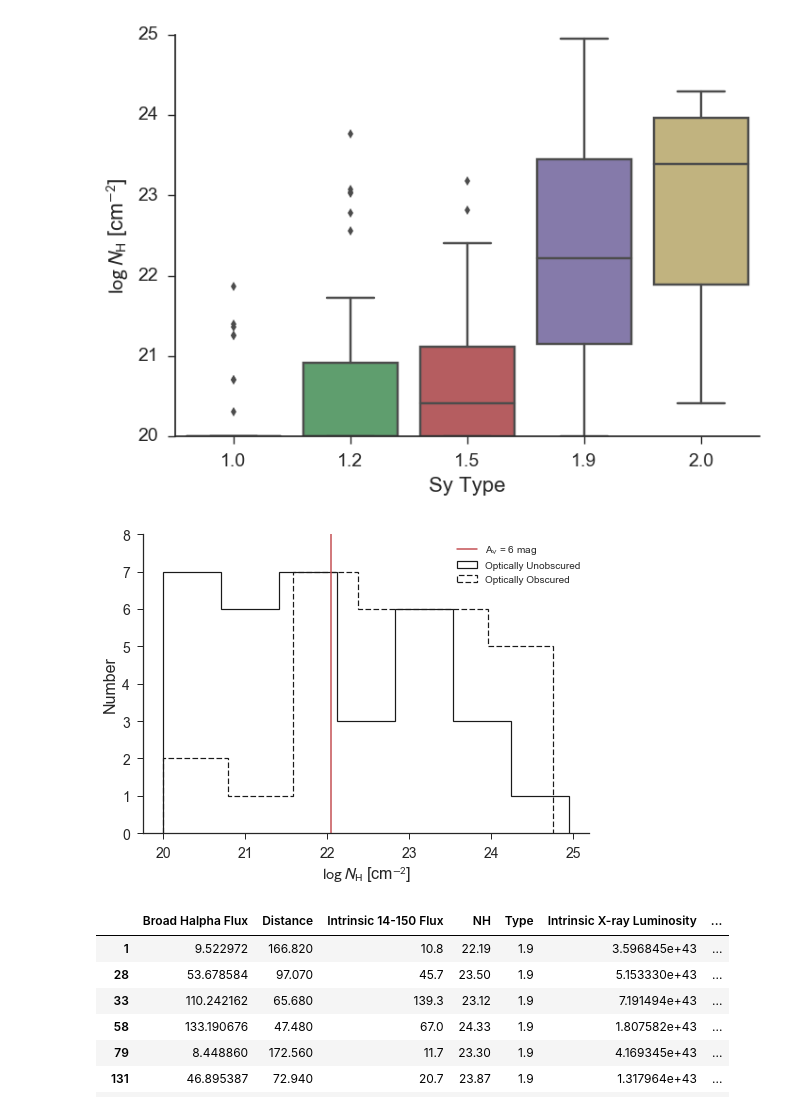
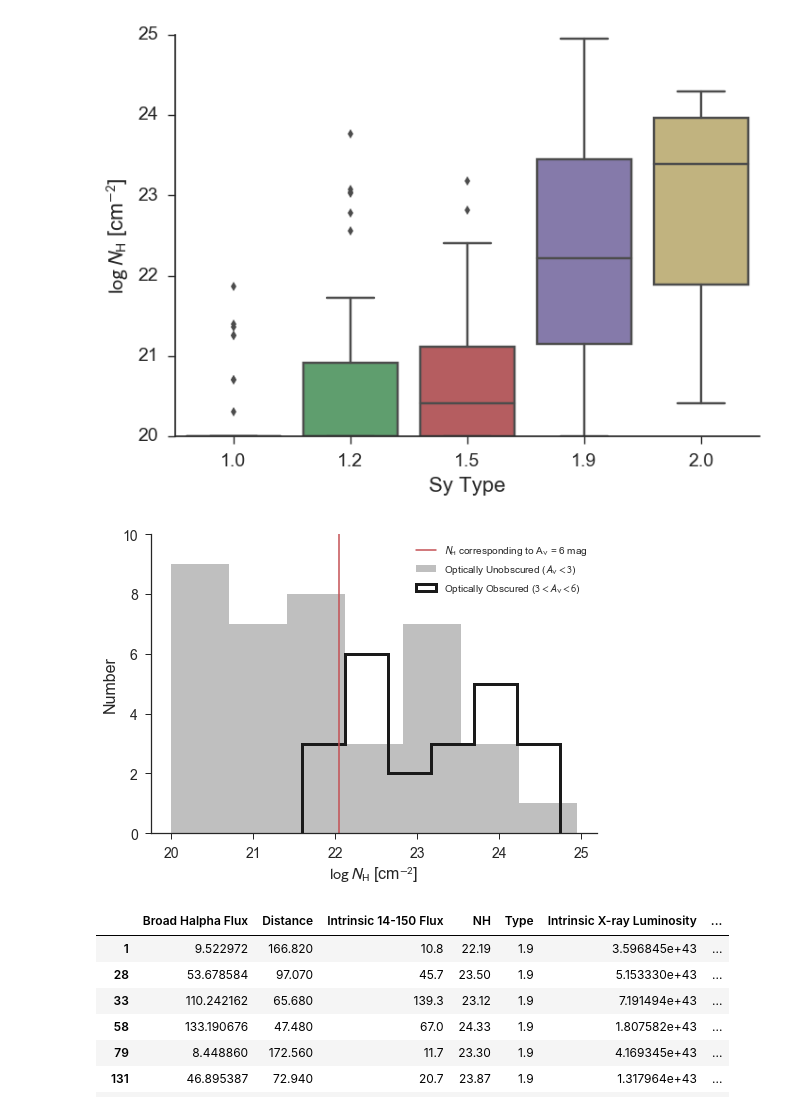
Before and after one commit to ttshimiz/bass-sy1_9-obscuration, a Jupyter notebook: notebooks/nh-distribution.ipynb, the cells around one changed output. Drawn from its saved outputs; the diff is of its cells as text; code cells hidden in the pictures.

```diff
--- a/notebooks/nh-distribution.ipynb
+++ b/notebooks/nh-distribution.ipynb
@@ -89,39 +96,40 @@ intercept = -4.32396218268
 scatter = 0.409383670093
 
 # Set how far below the broad H-alpha vs. X-ray relationship to choose Sy 1.9 AGN
-offset = 2*scatter
+#offset = 2*scatter
+offset = 1.0
 
 # Pull out the Sy 1.9 that are offset
 ind_sy1_9_halpha = df['Type'] == 1.9
 ind_sy1_halpha = (df['Type'] == 1) | (df['Type'] == 1.2)
 halpha_predict = np.log10(df['Intrinsic X-ray Luminosity'])*slope + intercept
 diff_halpha = halpha_predict - np.log10(df['Broad Halpha Luminosity'])
-off_srcs = diff_halpha > 2*scatter
-on_srcs = diff_halpha < 2*scatter
+off_srcs = diff_halpha > offset
+on_srcs = diff_halpha < offset
 #in_bw_srcs = ((diff_halpha > scatter) & (diff_halpha < 2*scatter))
 # %%
 fig = plt.figure()
 ax = fig.add_subplot(111)
 
-ax.hist(df['NH'][ind_sy1_9_halpha][on_srcs], bins='auto', color='k', histtype='step', lw=1.2, label='Optically Unobscured')
-ax.hist(df['NH'][ind_sy1_9_halpha][off_srcs], bins='auto', color='k', histtype='step', lw=1.2, ls='dashed', label='Optically Obscured')
-#ax.hist(df['NH'][ind_sy1_9_halpha][in_bw_srcs], bins='auto', color='k', histtype='step', lw=1.2, ls='dotted')
+ax.hist(df['NH'][ind_sy1_9_halpha][on_srcs], bins='auto', color='grey', lw=1.2, label=r'Optically Unobscured ($A_{\rm V} < 3$)', alpha=0.5)
+ax.hist(df['NH'][ind_sy1_9_halpha][off_srcs], bins='auto', color='k', histtype='step', lw=3.0, label=r'Optically Obscured ($3 < A_{\rm V} < 6$)')
+#ax.hist(d f['NH'][ind_sy1_9_halpha][in_bw_srcs], bins='auto', color='k', histtype='step', lw=1.2, ls='dotted')
 
 # Add in a line showing the NH that produces an A_V of 6 mag
 nh_6 = np.log10(6/5.35e-22)
-ax.axvline(nh_6, color='r', lw=1.5, label=r'A$_{\rm V}$ = 6 mag')
+ax.axvline(nh_6, color='r', lw=1.5, label=r'$N_{\rm H}$ corresponding to A$_{\rm V}$ = 6 mag')
 
 #ax.hist(df_all['NH'][ind_sy1_9], bins='auto', color='r', histtype='step', lw=1.2)
 ax.set_xlabel(r'$\log\,N_{\rm H}$ [cm$^{-2}$]')
 ax.set_ylabel('Number')
 ax.legend(loc='upper right', fontsize=10)
-ax.set_ylim(0, 8)
+ax.set_ylim(0, 10)
 #ax.text(23, 37, 'Sy 1.9', ha='right' ,va='center')
 sn.despine()
 
 fig.savefig('../figures/nh_hists_sy1_9_split_optical_obscuration.pdf', bbox_inches='tight')
 # %% [output]
-[figure, old version]
+[figure, new version]
 # %%
 df[ind_sy1_9_halpha][off_srcs]
 # %% [output]
```
Also changed, not shown: parts of 1 cell of this notebook, 9 other files.
